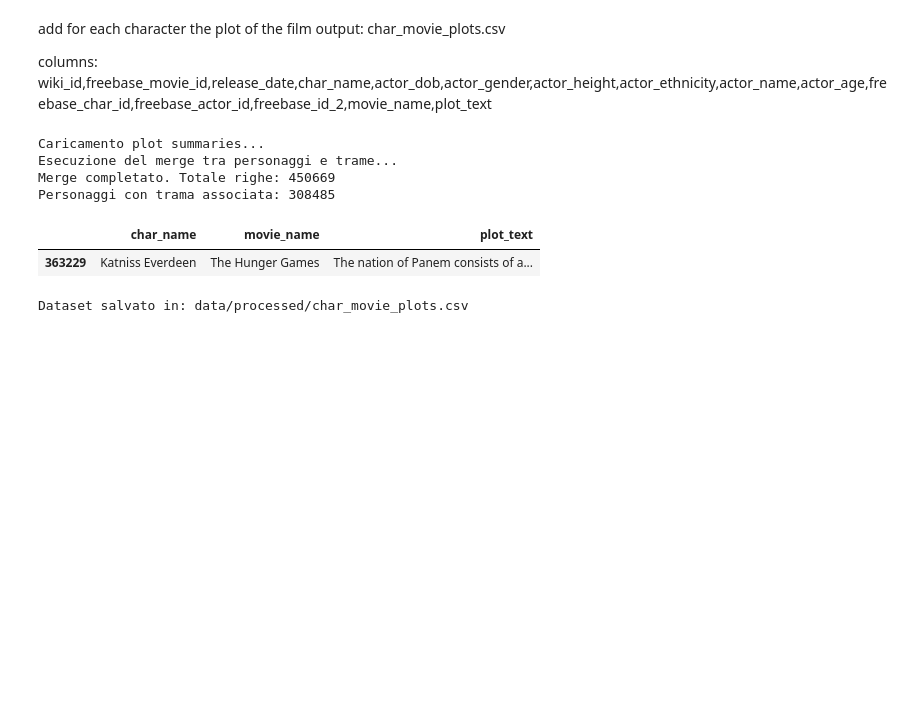
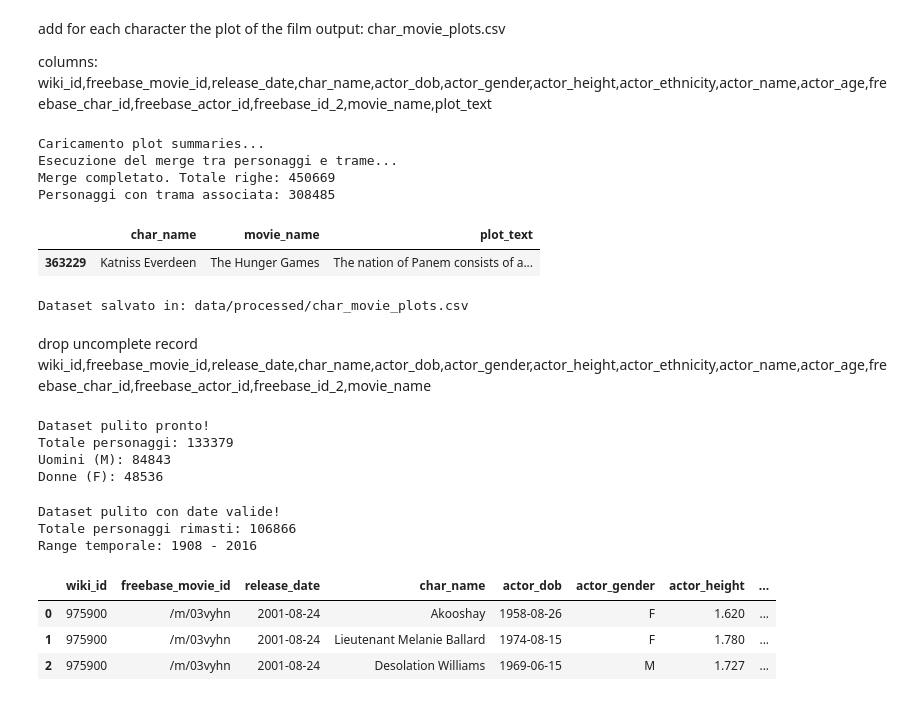
Before and after one commit to martinaperodi/movie-gender-bias-network, a Jupyter notebook: dataPreparation.ipynb, the cells around one changed output. Cells and saved outputs as stored; diff of their text form; code cells hidden in the pictures; blank space fills up the shorter version.

```diff
--- a/dataPreparation.ipynb
+++ b/dataPreparation.ipynb
@@ -186,3 +186,67 @@ Personaggi con trama associata: 308485
 |  | char_name | movie_name | plot_text |
 | 363229 | Katniss Everdeen | The Hunger Games | The nation of Panem consists of a... |
 Dataset salvato in: data/processed/char_movie_plots.csv
+# %% [markdown]
+drop uncomplete record
+wiki_id,freebase_movie_id,release_date,char_name,actor_dob,actor_gender,actor_height,actor_ethnicity,actor_name,actor_age,freebase_char_id,freebase_actor_id,freebase_id_2,movie_name
+# %%
+df = pd.read_csv("data/processed/char_and_movie.csv")
+# %%
+# keep only record with release_date, char_name, actor_gender, actor_name, actor_age, etc
+
+# 1. Definiamo le colonne indispensabili
+columns_to_check = ['wiki_id', 'char_name', 'actor_gender', 'actor_age', 'movie_name']
+
+# 2. Pulizia iniziale: rimuoviamo i valori nulli nelle colonne chiave
+df_clean = df.dropna(subset=columns_to_check).copy()
+
+# 3. Filtriamo per tenere solo 'M' e 'F' (rimuovendo NaN, 'Unknown' o altri valori)
+# Usiamo .isin() per essere sicuri di includere solo le categorie binarie per lo studio del bias
+df_clean = df_clean[df_clean['actor_gender'].isin(['M', 'F'])]
+
+# 4. Reset dell'indice per mantenere il dataset pulito
+df_clean = df_clean.reset_index(drop=True)
+
+# Verifica finale
+print(f"Dataset pulito pronto!")
+print(f"Totale personaggi: {len(df_clean)}")
+print(f"Uomini (M): {len(df_clean[df_clean['actor_gender'] == 'M'])}")
+print(f"Donne (F): {len(df_clean[df_clean['actor_gender'] == 'F'])}")
+# %% [output]
+Dataset pulito pronto!
+Totale personaggi: 133379
+Uomini (M): 84843
+Donne (F): 48536
+# %%
+# 1. Lista aggiornata: ora includiamo anche release_date
+columns_to_check = ['wiki_id', 'char_name', 'actor_gender', 'actor_age', 'movie_name', 'release_date']
+
+# 2. Pulizia: rimuoviamo chi non ha questi dati fondamentali
+df_clean = df.dropna(subset=columns_to_check).copy()
+
+# 3. Filtro binario per il genere (essenziale per l'analisi statistica e ML)
+df_clean = df_clean[df_clean['actor_gender'].isin(['M', 'F'])]
+
+# 4. Conversione della data e creazione della colonna 'year' (per comodità futura)
+df_clean['release_date'] = pd.to_datetime(df_clean['release_date'], errors='coerce')
+df_clean = df_clean.dropna(subset=['release_date']) # Rimuove date malformate (es. solo l'anno o formati strani)
+df_clean['year'] = df_clean['release_date'].dt.year
+
+# 5. Reset indice
+df_clean = df_clean.reset_index(drop=True)
+
+# Verifica finale
+print(f"Dataset pulito con date valide!")
+print(f"Totale personaggi rimasti: {len(df_clean)}")
+print(f"Range temporale: {int(df_clean['year'].min())} - {int(df_clean['year'].max())}")
+# %% [output]
+Dataset pulito con date valide!
+Totale personaggi rimasti: 106866
+Range temporale: 1908 - 2016
+# %%
+df_clean.head(3)
+# %% [output]
+|  | wiki_id | freebase_movie_id | release_date | char_name | actor_dob | actor_gender | actor_height | ... |
+| 0 | 975900 | /m/03vyhn | 2001-08-24 | Akooshay | 1958-08-26 | F | 1.620 | ... |
+| 1 | 975900 | /m/03vyhn | 2001-08-24 | Lieutenant Melanie Ballard | 1974-08-15 | F | 1.780 | ... |
+| 2 | 975900 | /m/03vyhn | 2001-08-24 | Desolation Williams | 1969-06-15 | M | 1.727 | ... |
```
Also changed, not shown: parts of 1 cell of this notebook, 2 other files.
